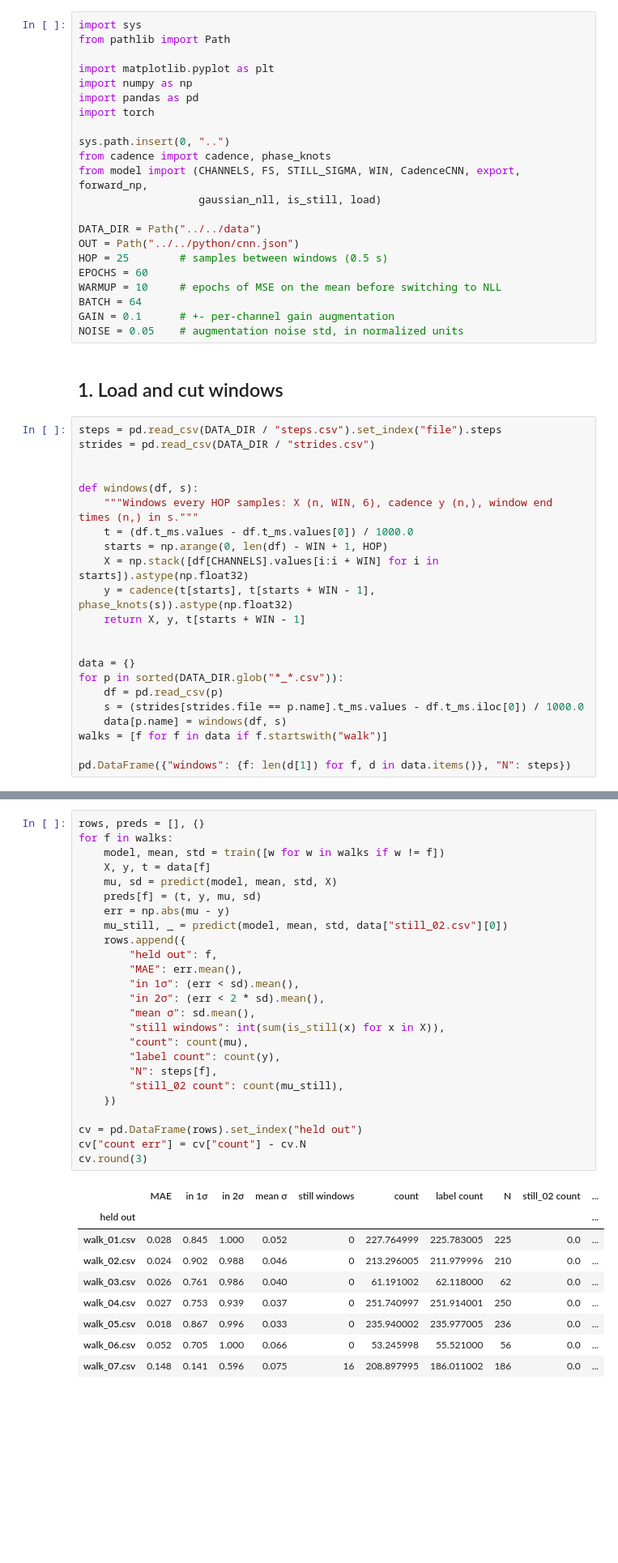
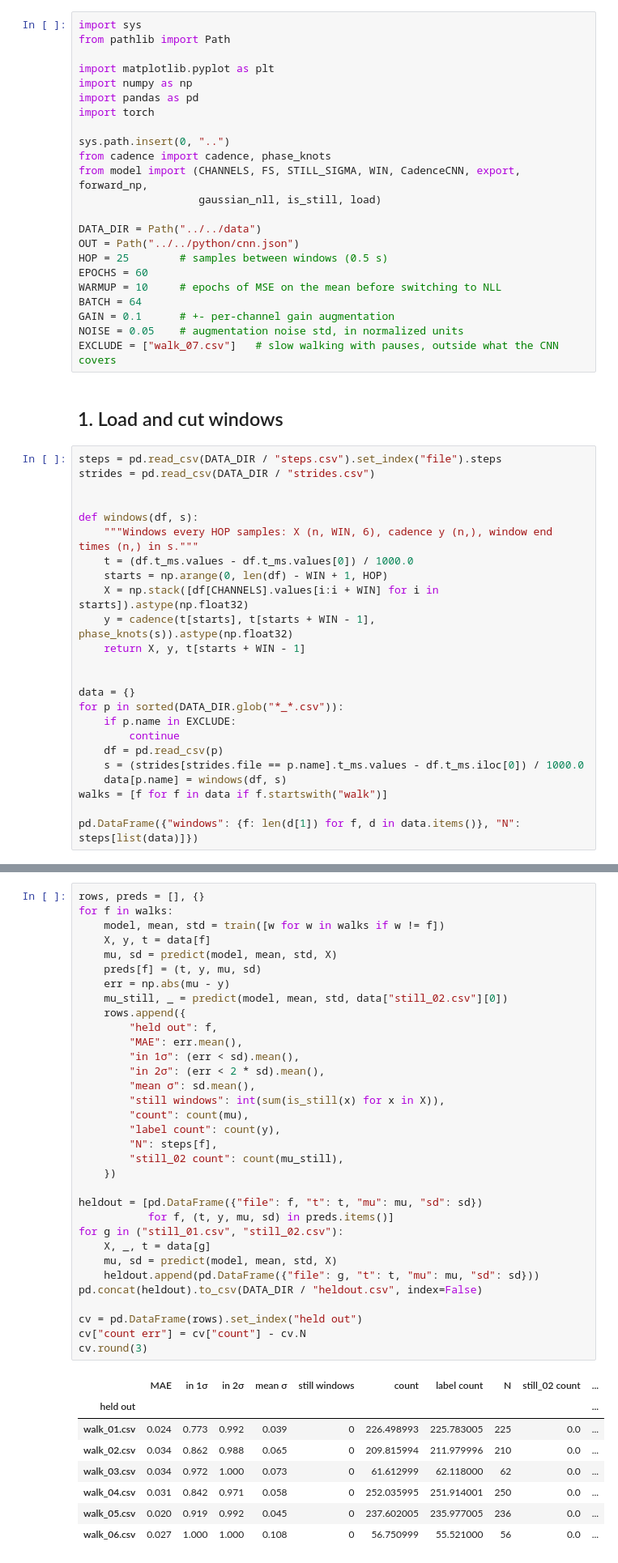
Before and after one commit to dchoate119/step-counter, a Jupyter notebook: laptop/train/train.ipynb, the cells around one changed output, grey strips where cells are left out. Shown at 81% size. Cells and saved outputs as stored; diff of their text form; blank space fills up the shorter version.

```diff
--- a/laptop/train/train.ipynb
+++ b/laptop/train/train.ipynb
@@ -34,6 +34,7 @@ WARMUP = 10     # epochs of MSE on the mean before switching to NLL
 BATCH = 64
 GAIN = 0.1      # +- per-channel gain augmentation
 NOISE = 0.05    # augmentation noise std, in normalized units
+EXCLUDE = ["walk_07.csv"]   # slow walking with pauses, outside what the CNN covers
 # %% [markdown]
 ## 1. Load and cut windows
 # %%
@@ -52,12 +53,14 @@ def windows(df, s):
 
 data = {}
 for p in sorted(DATA_DIR.glob("*_*.csv")):
+    if p.name in EXCLUDE:
+        continue
     df = pd.read_csv(p)
     s = (strides[strides.file == p.name].t_ms.values - df.t_ms.iloc[0]) / 1000.0
     data[p.name] = windows(df, s)
 walks = [f for f in data if f.startswith("walk")]
 
-pd.DataFrame({"windows": {f: len(d[1]) for f, d in data.items()}, "N": steps})
+pd.DataFrame({"windows": {f: len(d[1]) for f, d in data.items()}, "N": steps[list(data)]})
 # %% [output]
 |  | windows | N |
 | still_01.csv | 161 | 0 |
@@ -129,38 +133,45 @@ so its gap to N is the error from the formula itself.
 # %%
 rows, preds = [], {}
 for f in walks:
     model, mean, std = train([w for w in walks if w != f])
     X, y, t = data[f]
     mu, sd = predict(model, mean, std, X)
     preds[f] = (t, y, mu, sd)
     err = np.abs(mu - y)
     mu_still, _ = predict(model, mean, std, data["still_02.csv"][0])
     rows.append({
         "held out": f,
         "MAE": err.mean(),
         "in 1σ": (err < sd).mean(),
         "in 2σ": (err < 2 * sd).mean(),
         "mean σ": sd.mean(),
         "still windows": int(sum(is_still(x) for x in X)),
         "count": count(mu),
         "label count": count(y),
         "N": steps[f],
         "still_02 count": count(mu_still),
     })
 
+heldout = [pd.DataFrame({"file": f, "t": t, "mu": mu, "sd": sd})
+           for f, (t, y, mu, sd) in preds.items()]
+for g in ("still_01.csv", "still_02.csv"):
+    X, _, t = data[g]
+    mu, sd = predict(model, mean, std, X)
+    heldout.append(pd.DataFrame({"file": g, "t": t, "mu": mu, "sd": sd}))
+pd.concat(heldout).to_csv(DATA_DIR / "heldout.csv", index=False)
+
 cv = pd.DataFrame(rows).set_index("held out")
 cv["count err"] = cv["count"] - cv.N
 cv.round(3)
 # %% [output]
 |  | MAE | in 1σ | in 2σ | mean σ | still windows | count | label count | N | still_02 count | ... |
 | held out |  |  |  |  |  |  |  |  |  | ... |
-| walk_01.csv | 0.028 | 0.845 | 1.000 | 0.052 | 0 | 227.764999 | 225.783005 | 225 | 0.0 | ... |
-| walk_02.csv | 0.024 | 0.902 | 0.988 | 0.046 | 0 | 213.296005 | 211.979996 | 210 | 0.0 | ... |
-| walk_03.csv | 0.026 | 0.761 | 0.986 | 0.040 | 0 | 61.191002 | 62.118000 | 62 | 0.0 | ... |
-| walk_04.csv | 0.027 | 0.753 | 0.939 | 0.037 | 0 | 251.740997 | 251.914001 | 250 | 0.0 | ... |
-| walk_05.csv | 0.018 | 0.867 | 0.996 | 0.033 | 0 | 235.940002 | 235.977005 | 236 | 0.0 | ... |
-| walk_06.csv | 0.052 | 0.705 | 1.000 | 0.066 | 0 | 53.245998 | 55.521000 | 56 | 0.0 | ... |
-| walk_07.csv | 0.148 | 0.141 | 0.596 | 0.075 | 16 | 208.897995 | 186.011002 | 186 | 0.0 | ... |
+| walk_01.csv | 0.024 | 0.773 | 0.992 | 0.039 | 0 | 226.498993 | 225.783005 | 225 | 0.0 | ... |
+| walk_02.csv | 0.034 | 0.862 | 0.988 | 0.065 | 0 | 209.815994 | 211.979996 | 210 | 0.0 | ... |
+| walk_03.csv | 0.034 | 0.972 | 1.000 | 0.073 | 0 | 61.612999 | 62.118000 | 62 | 0.0 | ... |
+| walk_04.csv | 0.031 | 0.842 | 0.971 | 0.058 | 0 | 252.035995 | 251.914001 | 250 | 0.0 | ... |
+| walk_05.csv | 0.020 | 0.919 | 0.992 | 0.045 | 0 | 237.602005 | 235.977005 | 236 | 0.0 | ... |
+| walk_06.csv | 0.027 | 1.000 | 1.000 | 0.108 | 0 | 56.750999 | 55.521000 | 56 | 0.0 | ... |
 # %%
 err = np.concatenate([np.abs(p[2] - p[1]) for p in preds.values()])
 sd = np.concatenate([p[3] for p in preds.values()])
```
Also changed, not shown: parts of 6 cells of this notebook, 3 other files.
